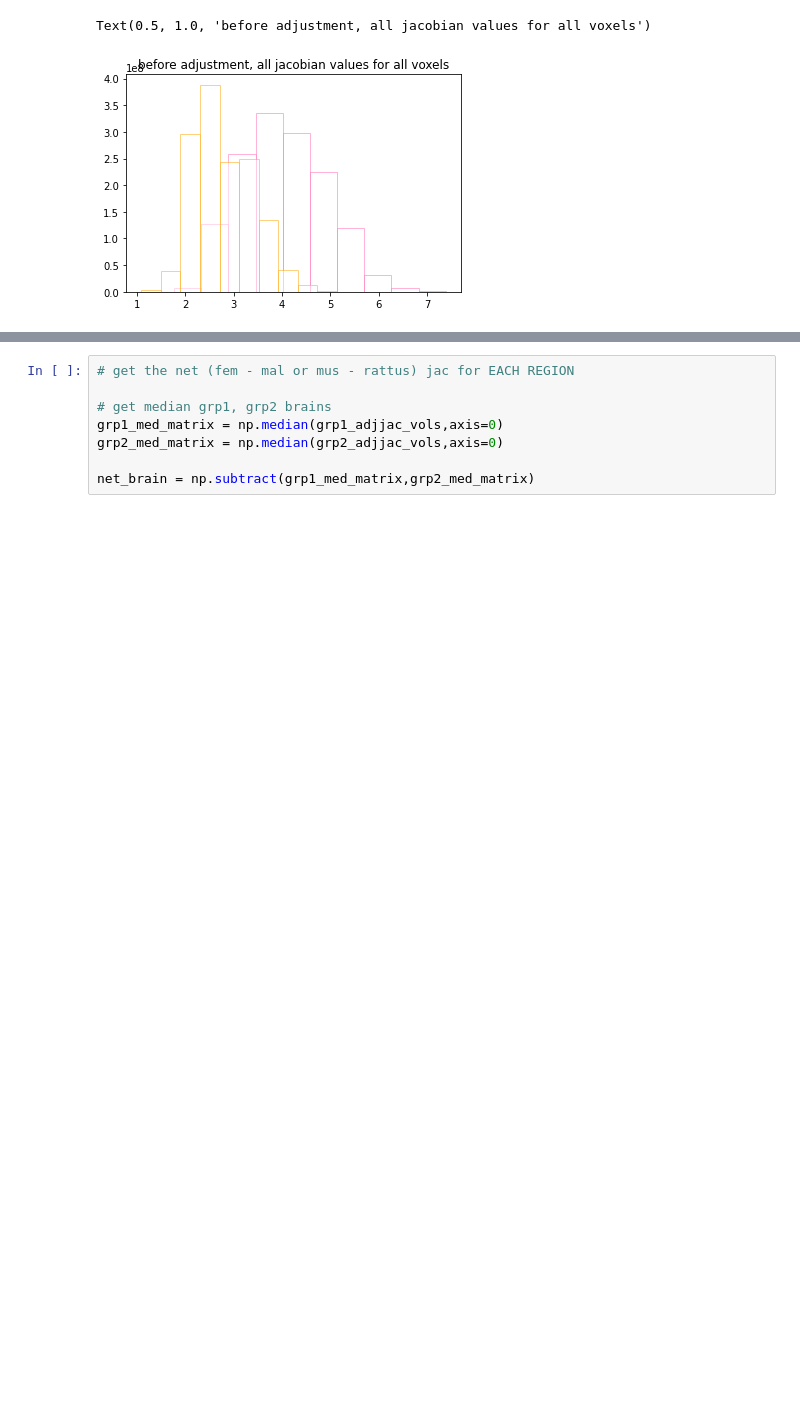
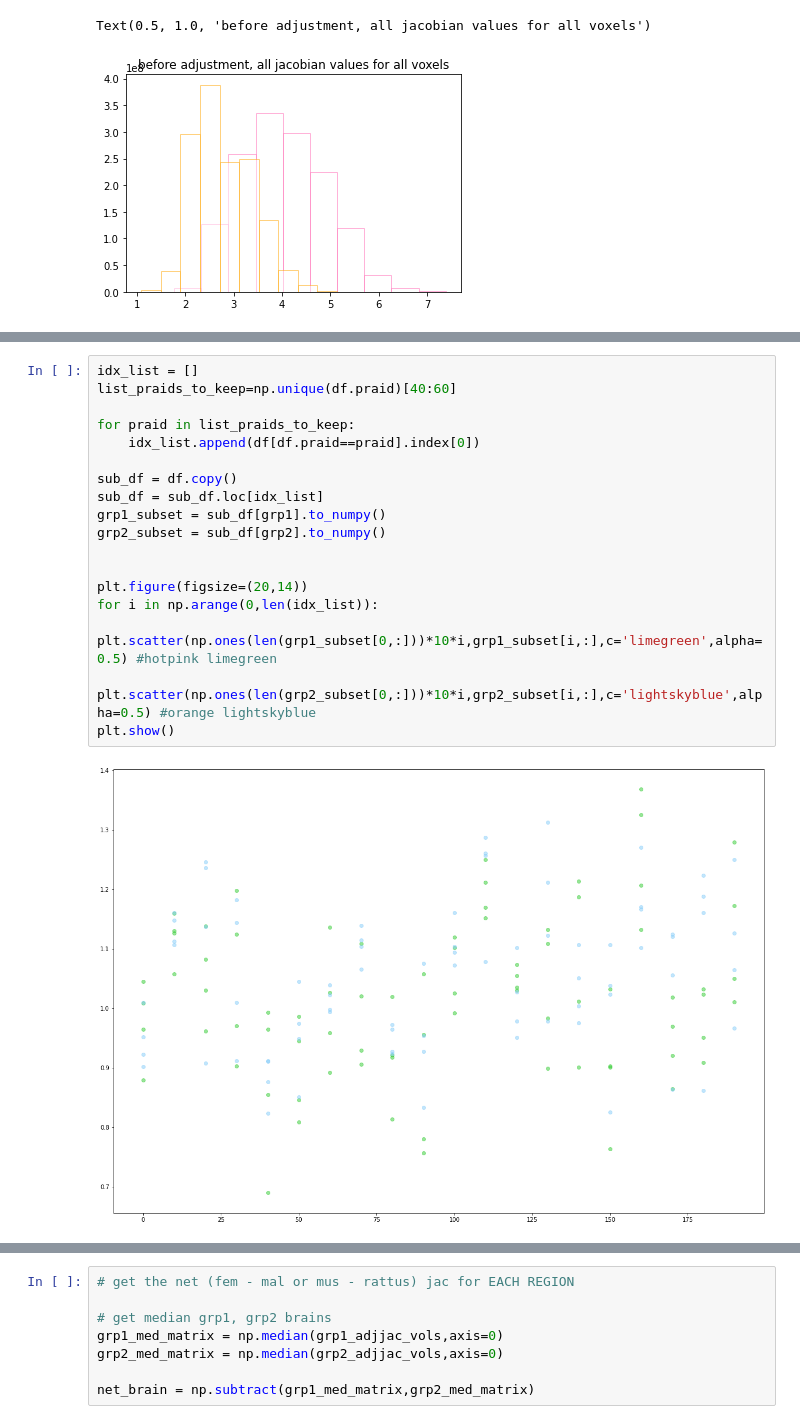
Before and after one commit to emilyjanedennis/PRA, a Jupyter notebook: notebooks/misc/net_jac_net_defo.ipynb, the cells around one changed output, grey strips where cells are left out. Drawn from its saved outputs; the diff is of its cells as text; blank space fills up the shorter version.

```diff
--- a/notebooks/misc/net_jac_net_defo.ipynb
+++ b/notebooks/misc/net_jac_net_defo.ipynb
@@ -168,0 +388,20 @@ plt.show()
+# %%
+idx_list = []
+list_praids_to_keep=np.unique(df.praid)[40:60]
+
+for praid in list_praids_to_keep:
+    idx_list.append(df[df.praid==praid].index[0])
+
+sub_df = df.copy()
+sub_df = sub_df.loc[idx_list]
+grp1_subset = sub_df[grp1].to_numpy()
+grp2_subset = sub_df[grp2].to_numpy()
+
+
+plt.figure(figsize=(20,14))
+for i in np.arange(0,len(idx_list)):
+    plt.scatter(np.ones(len(grp1_subset[0,:]))*10*i,grp1_subset[i,:],c='limegreen',alpha=0.5) #hotpink limegreen
+    plt.scatter(np.ones(len(grp2_subset[0,:]))*10*i,grp2_subset[i,:],c='lightskyblue',alpha=0.5) #orange lightskyblue
+plt.show()
+# %% [output]
+[figure, added]
```
Also changed, not shown: parts of 45 cells of this notebook, 6 other files.
